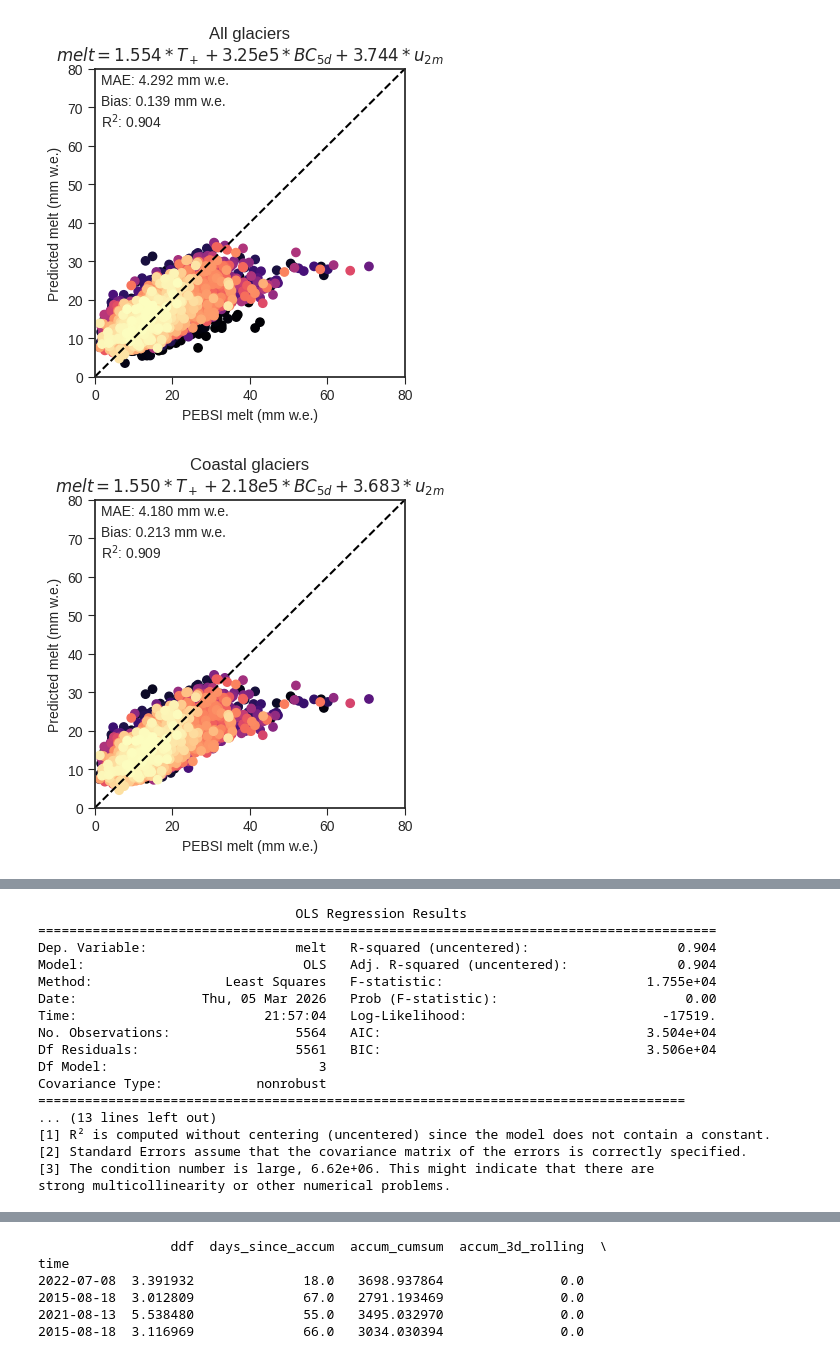
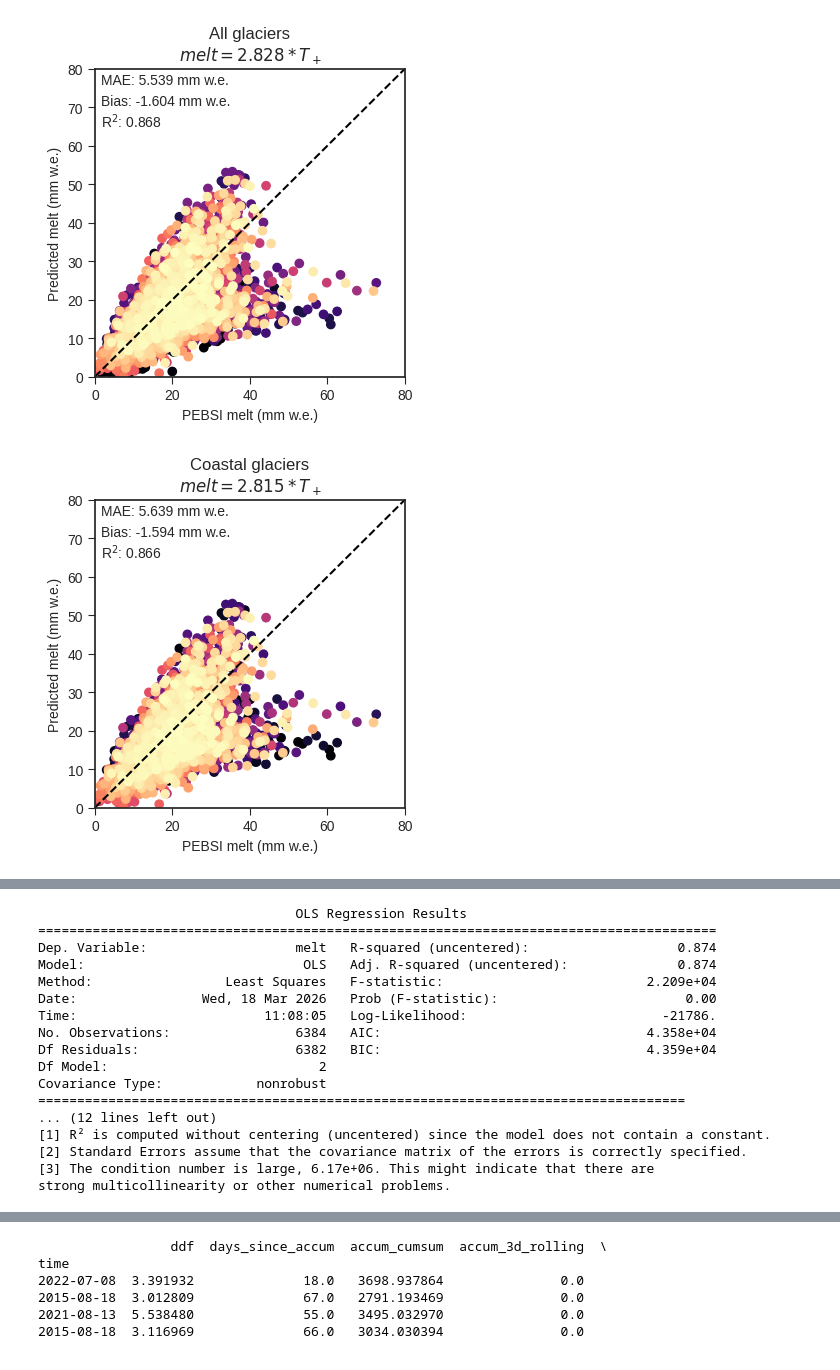
Before and after one commit to clairevwilson/PEBSI, a Jupyter notebook: project/explore.ipynb, the cells around one changed output, grey strips where cells are left out. Cells and saved outputs as stored; diff of their text form; code cells hidden in the pictures.

```diff
--- a/project/explore.ipynb
+++ b/project/explore.ipynb
@@ -237,18 +194,18 @@ To opt-in to future behavior, set `decode_timedelta=False`.
 # %%
 site_dict = {
-    'kahiltna':['K17b','K53'], # KAHILTNA     'KPS',
-    'kennicott':['KC31','GTL'], # KENNICOTT 'GTH',
-    'gulkana':['AU'], # GULKANA  ,'B','D'
+    'kahiltna':['K17b','K53','K14k'], # KAHILTNA     'KPS',
+    'kennicott':['KC31','GTL','GTH',], # KENNICOTT
+    'gulkana':['AU','B','D'], # GULKANA
     'wolverine':['N','B','EC'], # WOLVERINE
-    'lemon_creek':['B','C'], # LEMON CREEK 'D'
-    'taku':['NWB1',], # TAKU    'MG1','TKG3'
+    'lemon_creek':['B','C', 'D'], # LEMON CREEK
+    'taku':['NWB1','MG1','TKG3'], # TAKU
 }
 
 all_albedo = {'mod':[], 'meas':[], 'time':[]}
 for glacier in site_dict:
     for site in site_dict[glacier]:
         albedo = Albedo(glacier, site, use='both')
-        ds = xr.open_dataset(base_fp + glacier + site +'_2026_03_05_base_1.nc')
+        ds = xr.open_dataset(base_fp + glacier + site +'_2026_03_17_baseparams_0.nc')
         albedo.get_model_albedo(ds)
         # albedo.plot_timeseries()
 
@@ -287,21 +244,13 @@ plt.show()
 # %%
-site_dict = {
-    'kahiltna':['K17b','K53'], # KAHILTNA     'KPS',
-    'kennicott':['KC31','GTL'], # KENNICOTT 'GTH',
-    'gulkana':['AU'], # GULKANA  ,'B','D'
-    'wolverine':['N','B','EC'], # WOLVERINE
-    'lemon_creek':['B','C','D'], # LEMON CREEK
-    'taku':['NWB1',], # TAKU    'MG1','TKG3'
-}
 all_df = None
 for glacier in site_dict:
     coords = coord_dict[glacier]
-    ds_bcd = xr.open_dataset(f'../../climate_data/MERRA2/{coords}/BCDP002_{coords}.nc')
-    ds_bcw = xr.open_dataset(f'../../climate_data/MERRA2/{coords}/BCWT002_{coords}.nc')
+    ds_bcd = xr.open_dataset(base_fp + f'../../climate_data/MERRA2/{coords}/BCDP002_{coords}.nc')
+    ds_bcw = xr.open_dataset(base_fp + f'../../climate_data/MERRA2/{coords}/BCWT002_{coords}.nc')
     ds_bc = ds_bcd['BCDP002'] + ds_bcw['BCWT002']
 
-    dsu = xr.open_dataset(f'../../climate_data/MERRA2/{coords}/U2M_{coords}.nc')['U2M']
-    dsv = xr.open_dataset(f'../../climate_data/MERRA2/{coords}/V2M_{coords}.nc')['V2M']
+    dsu = xr.open_dataset(base_fp + f'../../climate_data/MERRA2/{coords}/U2M_{coords}.nc')['U2M']
+    dsv = xr.open_dataset(base_fp + f'../../climate_data/MERRA2/{coords}/V2M_{coords}.nc')['V2M']
     wind = np.sqrt(np.square(dsu.values) + np.square(dsv.values))
     dsv.values = wind
     all_wind = dsv.resample(time='d').mean()
@@ -314,7 +263,7 @@ for glacier in site_dict:
 
     for site in site_dict[glacier]:
         # albedo = Albedo(glacier, site)
-        ds = xr.open_dataset(base_fp + glacier + site +'_2026_03_05_base_1.nc')
+        ds = xr.open_dataset(base_fp + f'../03_11_{glacier}_{site}_0/grid_03_11_set4_run0_0.nc') # '+glacier + site +'_2026_03_05_base_1.nc')
         # albedo.get_model_albedo(ds)
         # albedo.plot_timeseries()
         out = base_fp+f'{glacier}{site}_df.csv'
@@ -370,43 +368,43 @@ all_groups = {
           }
 for group in all_groups:
     glac_df = all_df.loc[all_df['glacier'].isin(all_groups[group])]
-    X = glac_df[['pdds_1d_rolling', 'bc_5d_rolling', 'wind']] #
+    X = glac_df[['pdds_1d_rolling']] # , 'bc_5d_rolling']] #
     y = glac_df['melt']
 
     model = sm.OLS(y, X).fit()
+    model.summary()
 
     ddf = model.params['pdds_1d_rolling']
-    bcf = model.params['bc_5d_rolling']
-    wf = model.params['wind']
-    melt_predicted = glac_df['pdds_1d_rolling'] * ddf + glac_df['bc_5d_rolling'] * bcf + glac_df['wind']*wf
+    # bcf = model.params['bc_5d_rolling']
+    melt_predicted = glac_df['pdds_1d_rolling'] * ddf # + glac_df['bc_5d_rolling'] * bcf
     melt_actual = glac_df['melt']
 
     x = melt_actual.values
     y = melt_predicted.values
     xy = np.vstack([x, y])
     z = kde(xy)(xy)
     idx = z.argsort()
     x, y, z = x[idx], y[idx], z[idx]
 
     fig, ax = plt.subplots(figsize=(4, 4))
     ax.scatter(melt_actual, melt_predicted, c=z, cmap='magma')
     ax.plot([0,80],[0,80],'k--')
     ax.legend()
     ax.tick_params(length=5)
     ax.set_xlim(0, 80)
     ax.set_ylim(0, 80)
     ax.set_xlabel('PEBSI melt (mm w.e.)')
     ax.set_ylabel('Predicted melt (mm w.e.)')
-    ax.set_title(f'{group.capitalize()} glaciers\n$melt={ddf:.3f}*T_++{bcf:.2e}*'.replace('e+0','e')+r'BC_{5d}'+f'+{wf:.3f}*'+r'u_{2m}$')
+    ax.set_title(f'{group.capitalize()} glaciers\n$melt={ddf:.3f}*T_+$') #+{bcf:.2e}*'.replace('e+0','e')+r'BC_{5d}$')
 
     mae = np.nanmean(np.abs(melt_predicted - melt_actual))
     bias = np.nanmean(melt_predicted - melt_actual)
     r2 = model.rsquared
     ax.text(0.02, 0.95, f'MAE: {mae:.3f} mm w.e.', transform=ax.transAxes)
     ax.text(0.02, 0.88, f'Bias: {bias:.3f} mm w.e.', transform=ax.transAxes)
     ax.text(0.02, 0.81, f'R$^2$: {r2:.3f}', transform=ax.transAxes)
 
     plt.show()
 # %% [output]
-[figure, old version]
+[figure, new version]
-[figure, old version]
+[figure, new version]
@@ -414,5 +412,5 @@ for group in all_groups:
 # %%
-X = all_df[['pdds_1d_rolling', 'bc_5d_rolling', 'wind']] #
+X = all_df[['pdds_1d_rolling', 'bc_5d_rolling']] #
 y = all_df['melt']
 
 model = sm.OLS(y, X).fit()
@@ -420,18 +418,18 @@ print(model.summary())
 # %% [output]
                                  OLS Regression Results
 =======================================================================================
-Dep. Variable:                   melt   R-squared (uncentered):                   0.904
-Model:                            OLS   Adj. R-squared (uncentered):              0.904
-Method:                 Least Squares   F-statistic:                          1.755e+04
-Date:                Thu, 05 Mar 2026   Prob (F-statistic):                        0.00
-Time:                        21:57:04   Log-Likelihood:                         -17519.
-No. Observations:                5564   AIC:                                  3.504e+04
-Df Residuals:                    5561   BIC:                                  3.506e+04
-Df Model:                           3
+Dep. Variable:                   melt   R-squared (uncentered):                   0.874
+Model:                            OLS   Adj. R-squared (uncentered):              0.874
+Method:                 Least Squares   F-statistic:                          2.209e+04
+Date:                Wed, 18 Mar 2026   Prob (F-statistic):                        0.00
+Time:                        11:08:05   Log-Likelihood:                         -21786.
+No. Observations:                6384   AIC:                                  4.358e+04
+Df Residuals:                    6382   BIC:                                  4.359e+04
+Df Model:                           2
 Covariance Type:            nonrobust
 ===================================================================================
-... (13 lines left out)
+... (12 lines left out)
 [1] R² is computed without centering (uncentered) since the model does not contain a constant.
 [2] Standard Errors assume that the covariance matrix of the errors is correctly specified.
-[3] The condition number is large, 6.62e+06. This might indicate that there are
+[3] The condition number is large, 6.17e+06. This might indicate that there are
 strong multicollinearity or other numerical problems.
```
Also changed, not shown: parts of 11 cells of this notebook, 4 other files.
